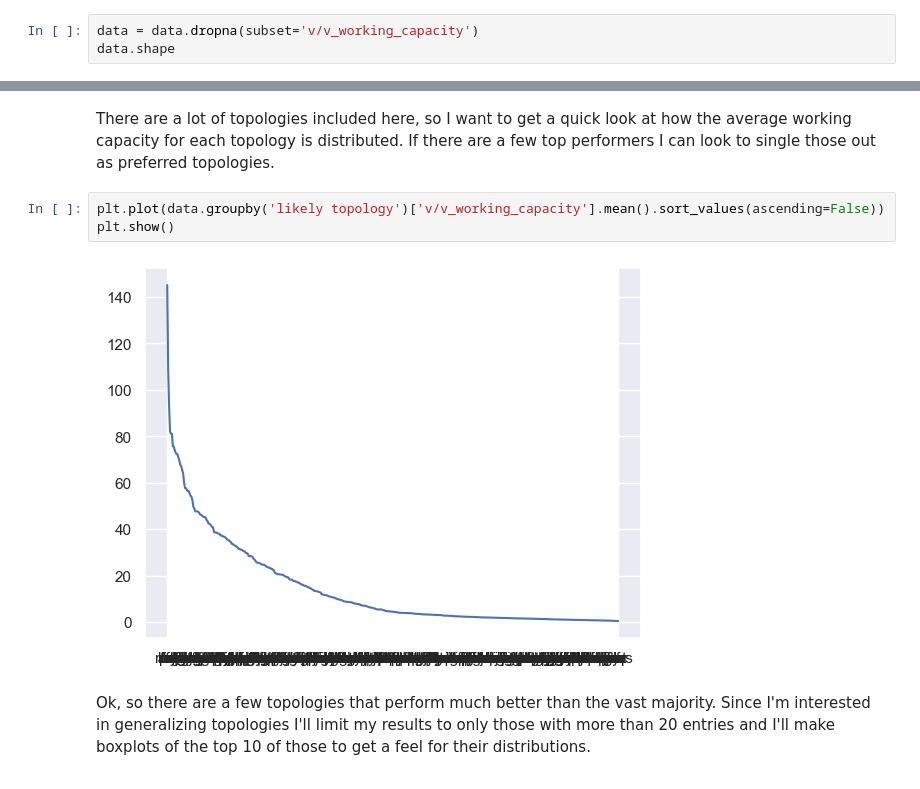
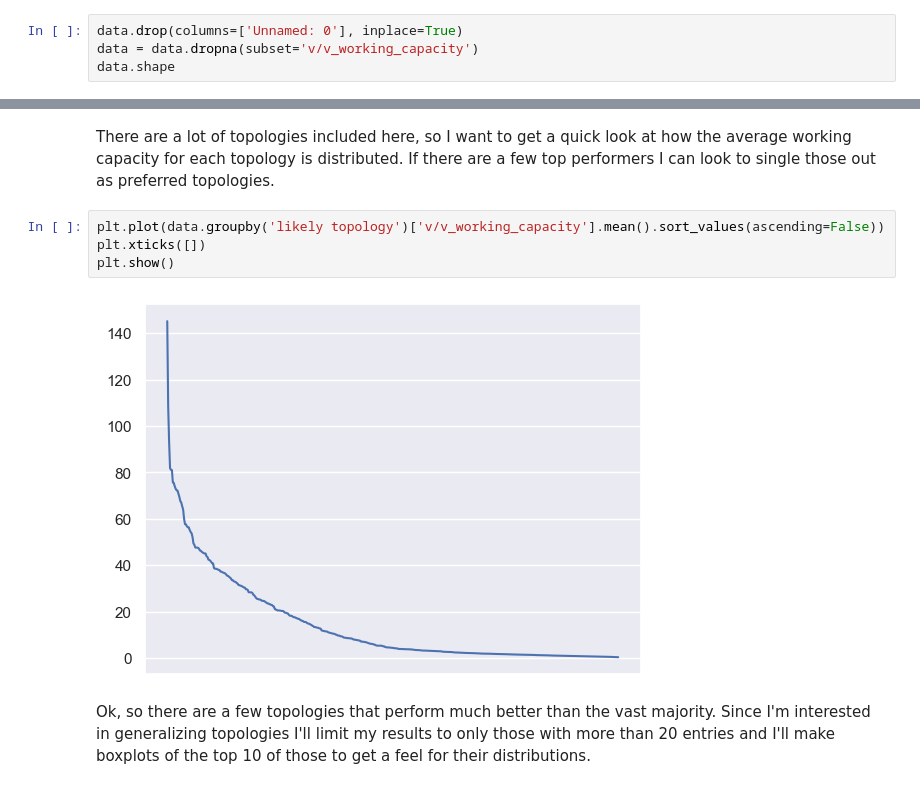
Before and after one commit to zjbrown0689/MOF-Capstone, a Jupyter notebook: notebooks/2_exploratory_data_analysis.ipynb, the cells around one changed output, grey strips where cells are left out. Cells and saved outputs as stored; diff of their text form.

```diff
--- a/notebooks/2_exploratory_data_analysis.ipynb
+++ b/notebooks/2_exploratory_data_analysis.ipynb
@@ -61,6 +61,7 @@ I need to select a specific feature as my target for this project. CO2 capture c
 
 With that being said, I'll start out by plotting unit cell volume, density, accessible, volumetric, and gravimetric surface areas, largest cavity diameter, and pore limiting diameter against my target to see if these show any correlation.
 # %%
+data.drop(columns=['Unnamed: 0'], inplace=True)
 data = data.dropna(subset='v/v_working_capacity')
 data.shape
 # %% [output]
@@ -211,9 +234,10 @@ data['likely topology'].nunique()
 There are a lot of topologies included here, so I want to get a quick look at how the average working capacity for each topology is distributed. If there are a few top performers I can look to single those out as preferred topologies.
 # %%
 plt.plot(data.groupby('likely topology')['v/v_working_capacity'].mean().sort_values(ascending=False))
+plt.xticks([])
 plt.show()
 # %% [output]
-[figure, old version]
+[figure, new version]
 # %% [markdown]
 Ok, so there are a few topologies that perform much better than the vast majority. Since I'm interested in generalizing topologies I'll limit my results to only those with more than 20 entries and I'll make boxplots of the top 10 of those to get a feel for their distributions.
 # %%
```
Also changed, not shown: parts of 30 cells of this notebook, 2 other files.
